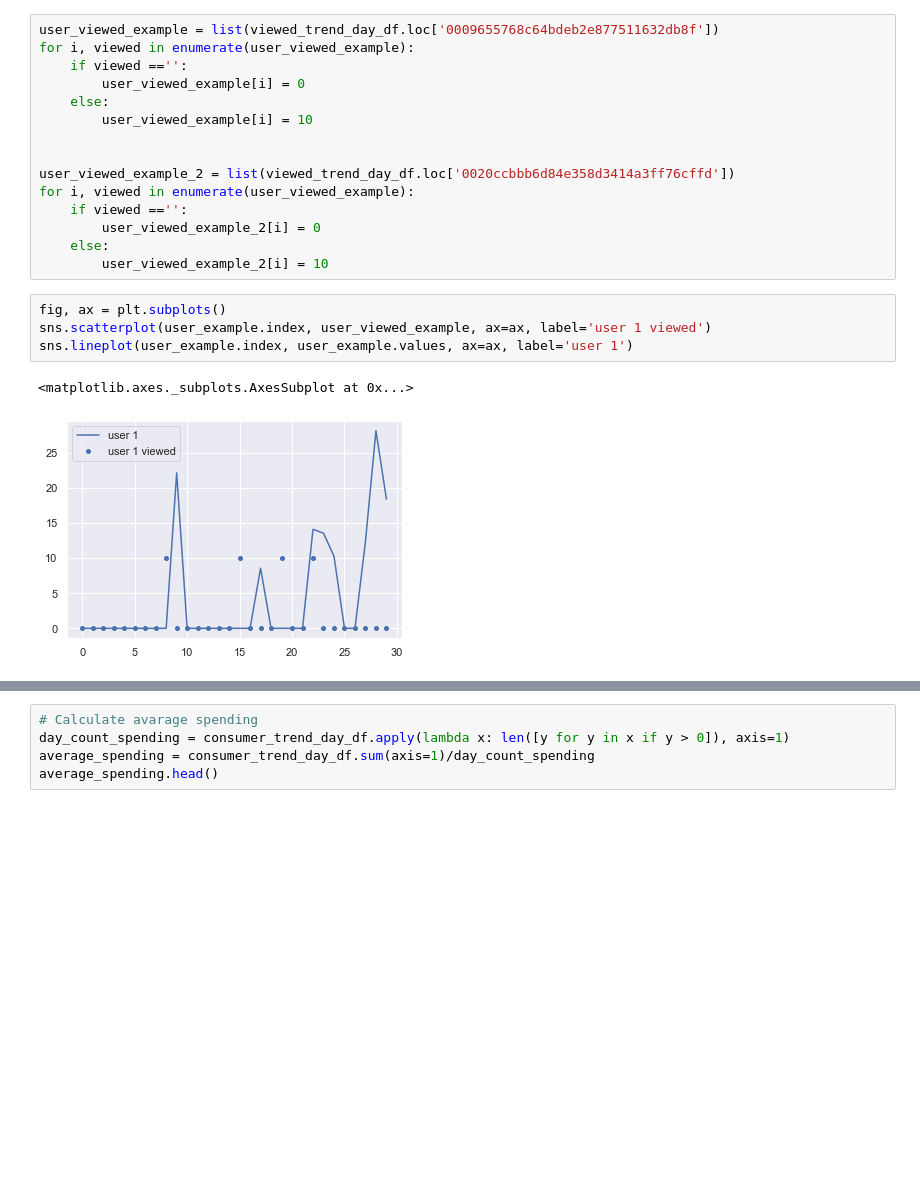
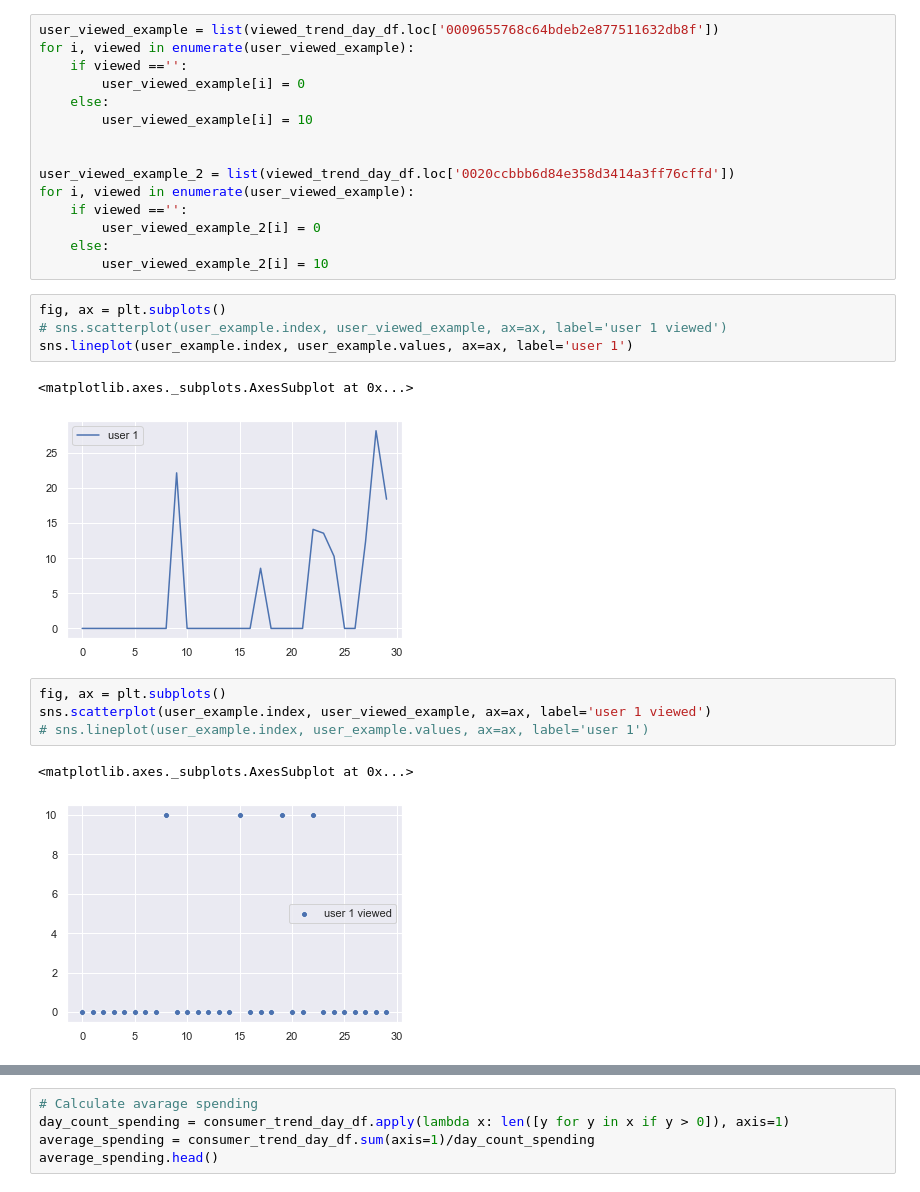
Before and after one commit to LeoYuanjieLi/starbucks_ml, a Jupyter notebook: Startbucks_Capstone_notebook.ipynb, the cells around one changed output, grey strips where cells are left out. Saved outputs shown, nothing was run; the diff lists cells and outputs as text; blank space fills up the shorter version.

```diff
--- a/Startbucks_Capstone_notebook.ipynb
+++ b/Startbucks_Capstone_notebook.ipynb
@@ -577,10 +586,17 @@ for i, viewed in enumerate(user_viewed_example):
         user_viewed_example_2[i] = 10
 # %%
 fig, ax = plt.subplots()
-sns.scatterplot(user_example.index, user_viewed_example, ax=ax, label='user 1 viewed')
+# sns.scatterplot(user_example.index, user_viewed_example, ax=ax, label='user 1 viewed')
 sns.lineplot(user_example.index, user_example.values, ax=ax, label='user 1')
 # %% [output]
 <matplotlib.axes._subplots.AxesSubplot at 0x...>
-[figure, old version]
+[figure, new version]
+# %%
+fig, ax = plt.subplots()
+sns.scatterplot(user_example.index, user_viewed_example, ax=ax, label='user 1 viewed')
+# sns.lineplot(user_example.index, user_example.values, ax=ax, label='user 1')
+# %% [output]
+<matplotlib.axes._subplots.AxesSubplot at 0x...>
+[figure, added]
 # %%
 fig, ax = plt.subplots()
```
Also changed, not shown: parts of 4 cells of this notebook, 4 other files.
